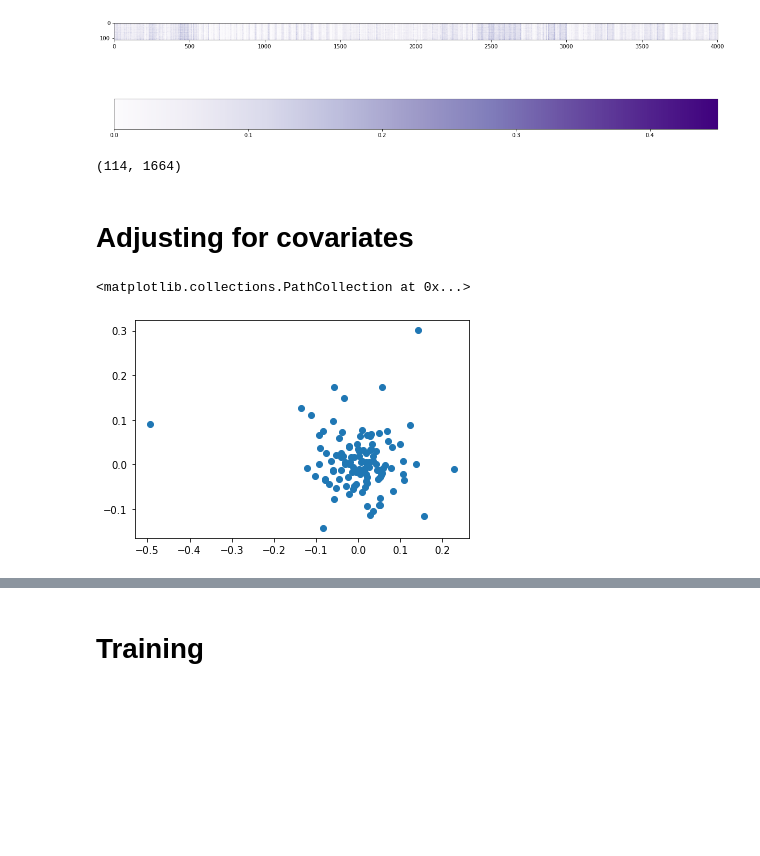
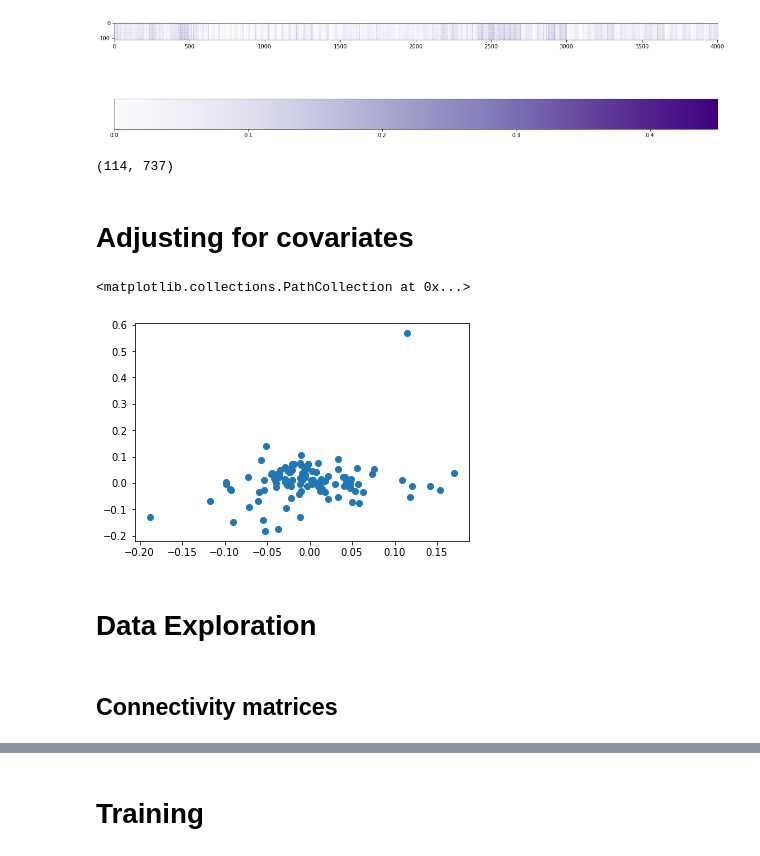
Before and after one commit to lehai-ml/schizophrenia_PRS, a Jupyter notebook: results_schizophrenia.ipynb, the cells around one changed output, grey strips where cells are left out. Drawn from its saved outputs; the diff is of its cells as text; code cells hidden in the pictures; blank space fills up the shorter version.

```diff
--- a/results_schizophrenia.ipynb
+++ b/results_schizophrenia.ipynb
@@ -133,20 +135,20 @@ plt.show()
 # %% [output]
 [figure]
 # %%
-features_to_be_removed=np.asarray([i for i in range(0,4005) if len(np.where(inputs_european_connectivity_matrices_schizophrenia[:,i]==0)[0])/114 >= 0.5])
+features_to_be_removed=np.asarray([i for i in range(0,4005) if len(np.where(inputs_european_connectivity_matrices_schizophrenia[:,i]==0)[0])/114 > 0])
 inputs_european_connectivity_matrices_schizophrenia_removed_zeros=np.delete(inputs_european_connectivity_matrices_schizophrenia,features_to_be_removed,axis=1)
 combinations_without_zeros=np.delete(combinations,features_to_be_removed)
 inputs_european_connectivity_matrices_schizophrenia_removed_zeros.shape
 # %% [output]
-(114, 1664)
+(114, 737)
 # %% [markdown]
 # Adjusting for covariates
 # %%
-plt.scatter(european_ancestral_PCA[:,4],european_ancestral_PCA[:,5])
+plt.scatter(european_ancestral_PCA[:,2],european_ancestral_PCA[:,3])
 #check the PC1 vs. PC2, PC2 vs PC3, etc. until I see a structureless blob.
 # %% [output]
 <matplotlib.collections.PathCollection at 0x...>
-[figure, old version]
+[figure, new version]
 # %%
 #adjusting for covariates:
 #for PRS: I adjusted for 10 PC. and for connectivity and structural data: I adjusted for age at scan, at birth, intracranial volume and gender. similar to Harriet's paper and Shi et al., 2012 (although this one has number of fibers regressed out as well).
@@ -158,3 +160,7 @@ adjusted_european_connectivity_schizophrenia=preprocessing.adjusting_for_covaria
 
 adjusted_european_structural_schizophrenia=preprocessing.adjusting_for_covariates_with_lin_reg(y=european_volumes,covariates=[european_age_at_scan,european_gestational_age,european_icv,european_gender])
 adjusted_european_structural_schizophrenia=adjusted_european_structural_schizophrenia.astype('float64')
+# %% [markdown]
+# Data Exploration
+# %% [markdown]
+## Connectivity matrices
```
Also changed, not shown: parts of 53 cells of this notebook.
